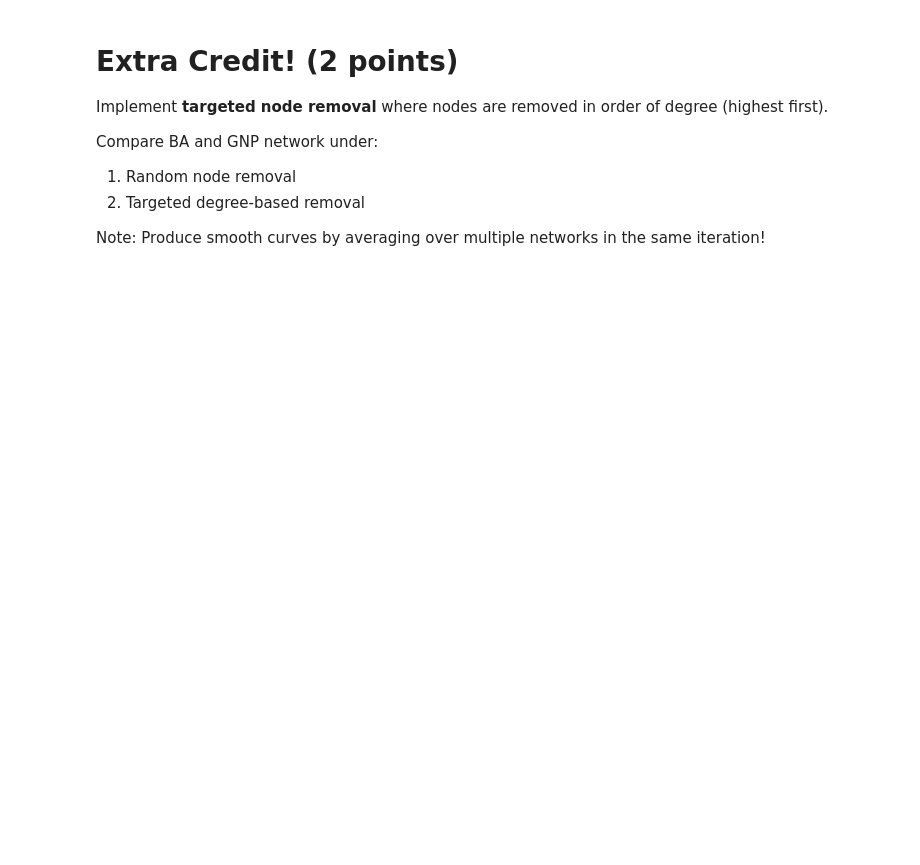
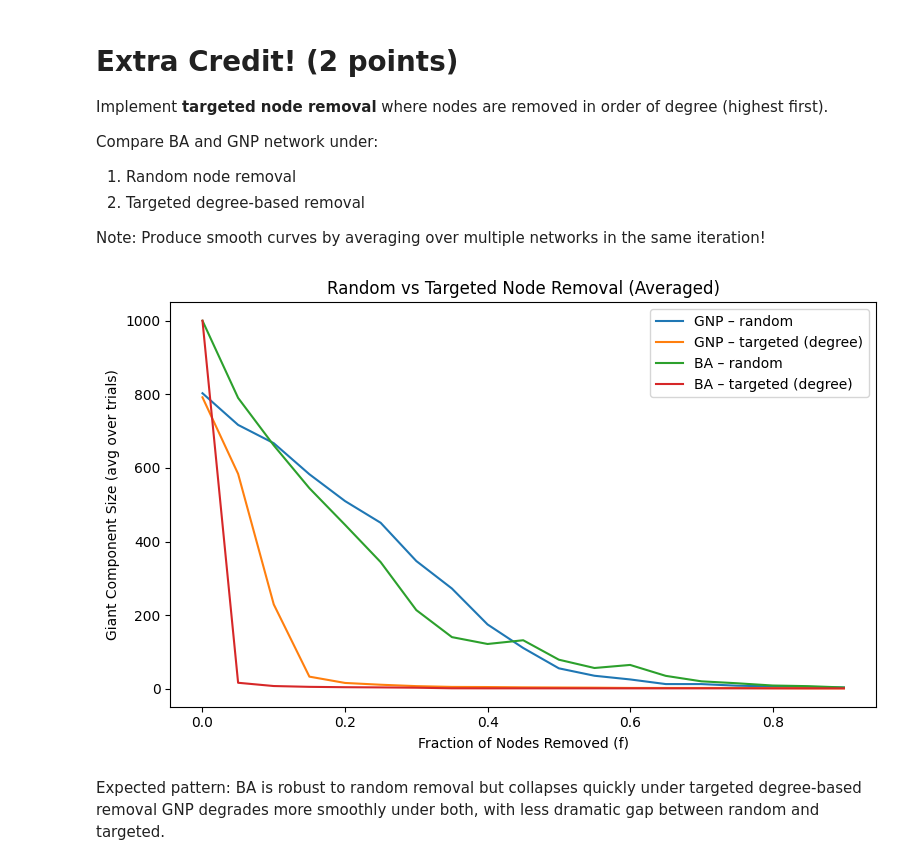
Before and after one commit to rahulsunilkumar/BIOL4559homework, a Jupyter notebook: lab/lab-07.ipynb, the cells around one changed output. Cells and saved outputs as stored; diff of their text form; code cells hidden in the pictures; blank space fills up the shorter version.

```diff
--- a/lab/lab-07.ipynb
+++ b/lab/lab-07.ipynb
@@ -247,0 +396,17 @@ Note: Produce smooth curves by averaging over multiple networks in the same iter
+# %%
+# ---- plot: random vs targeted for each model ----
+plt.figure(figsize=(8, 5))
+plt.plot(f_grid, gnp_random,   label='GNP – random')
+plt.plot(f_grid, gnp_targeted, label='GNP – targeted (degree)')
+plt.plot(f_grid, ba_random,    label='BA – random')
+plt.plot(f_grid, ba_targeted,  label='BA – targeted (degree)')
+plt.xlabel('Fraction of Nodes Removed (f)')
+plt.ylabel('Giant Component Size (avg over trials)')
+plt.title('Random vs Targeted Node Removal (Averaged)')
+plt.legend()
+plt.tight_layout()
+plt.show()
+# %% [output]
+[figure, added]
+# %% [markdown]
+Expected pattern: BA is robust to random removal but collapses quickly under targeted degree-based removal GNP degrades more smoothly under both, with less dramatic gap between random and targeted.
```
Also changed, not shown: parts of 11 cells of this notebook, 1 other file.
